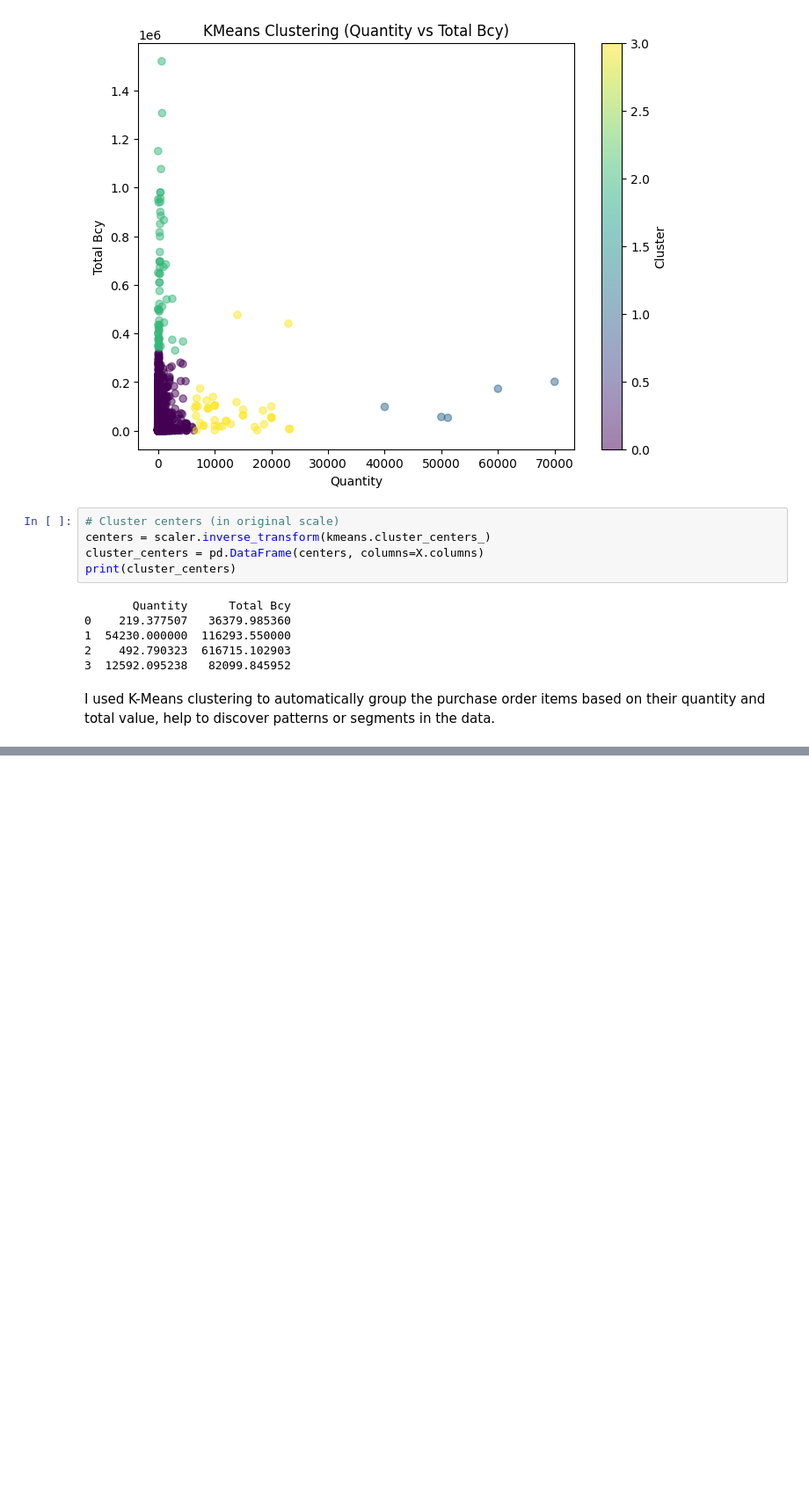
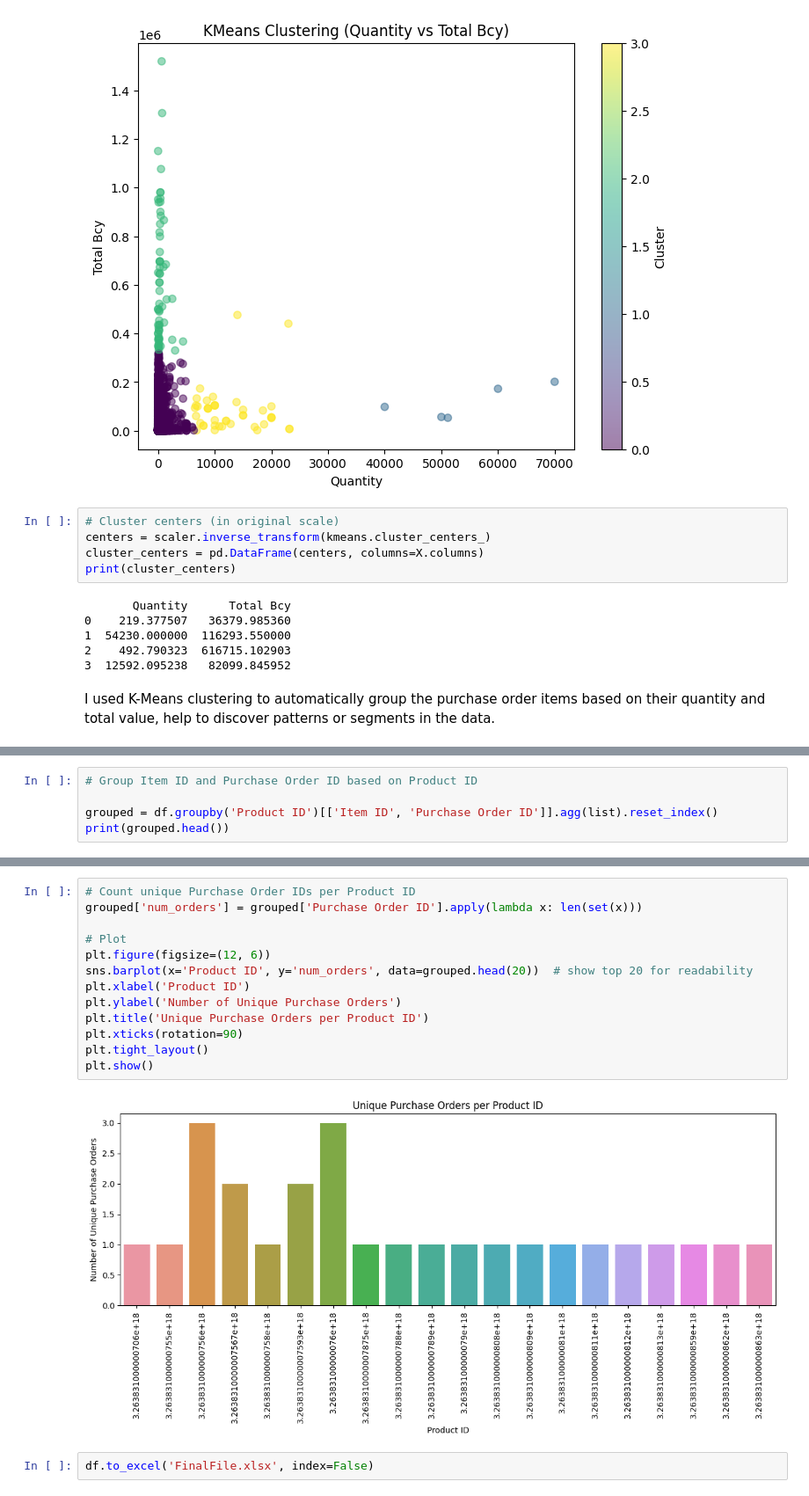
Before and after one commit to Nasser-Alzaid/Aajil, a Jupyter notebook: ML_Model.ipynb, the cells around one changed output, grey strips where cells are left out. Shown at 88% size. Drawn from its saved outputs; the diff is of its cells as text; blank space fills up the shorter version.

```diff
--- a/ML_Model.ipynb
+++ b/ML_Model.ipynb
@@ -338,0 +396,5 @@ df.to_excel('FinalFile.xlsx', index=False)
+# %%
+# Group Item ID and Purchase Order ID based on Product ID
+
+grouped = df.groupby('Product ID')[['Item ID', 'Purchase Order ID']].agg(list).reset_index()
+print(grouped.head())
@@ -338,0 +415,17 @@ df.to_excel('FinalFile.xlsx', index=False)
+# %%
+# Count unique Purchase Order IDs per Product ID
+grouped['num_orders'] = grouped['Purchase Order ID'].apply(lambda x: len(set(x)))
+
+# Plot
+plt.figure(figsize=(12, 6))
+sns.barplot(x='Product ID', y='num_orders', data=grouped.head(20))  # show top 20 for readability
+plt.xlabel('Product ID')
+plt.ylabel('Number of Unique Purchase Orders')
+plt.title('Unique Purchase Orders per Product ID')
+plt.xticks(rotation=90)
+plt.tight_layout()
+plt.show()
+# %% [output]
+[figure, added]
+# %%
+df.to_excel('FinalFile.xlsx', index=False)
```
Also changed, not shown: parts of 14 cells of this notebook, 3 other files.
